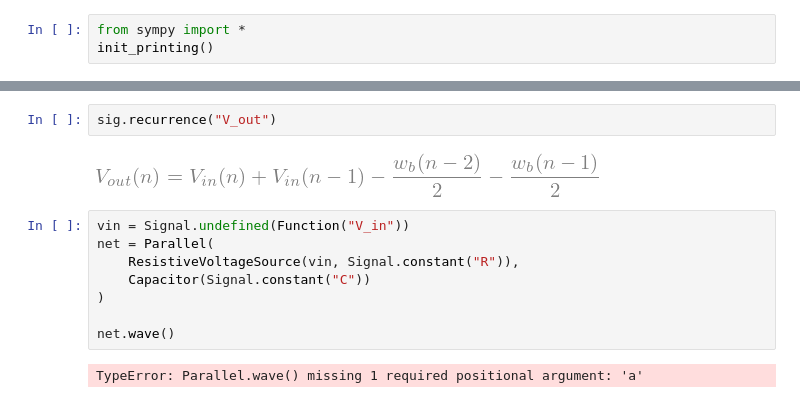
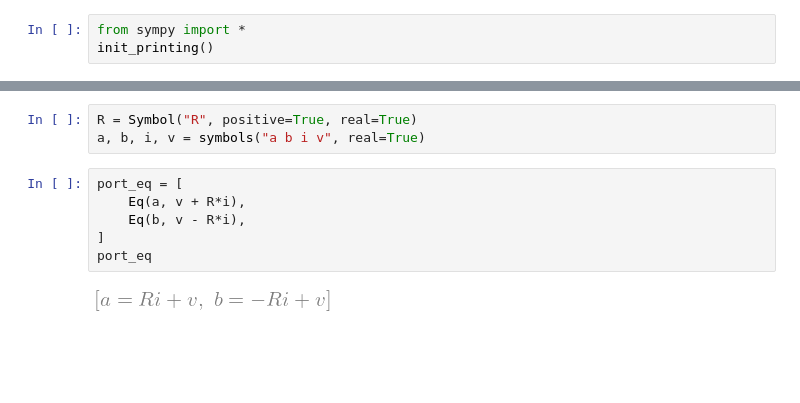
Before and after one commit to SolarLiner/valib, a Jupyter notebook: doc/wdf.ipynb, the cells around one changed output, grey strips where cells are left out. Saved outputs shown, nothing was run; the diff lists cells and outputs as text; blank space fills up the shorter version.

```diff
--- a/doc/wdf.ipynb
+++ b/doc/wdf.ipynb
@@ -316,14 +4,11 @@ sig.sequence("V_out")
-# %%
-sig.recurrence("V_out")
-# %% [output]
-[figure, removed]
-# %%
-vin = Signal.undefined(Function("V_in"))
-net = Parallel(
-    ResistiveVoltageSource(vin, Signal.constant("R")),
-    Capacitor(Signal.constant("C"))
-)
-
-net.wave()
-# %% [output]
-TypeError: Parallel.wave() missing 1 required positional argument: 'a'
+# %%
+R = Symbol("R", positive=True, real=True)
+a, b, i, v = symbols("a b i v", real=True)
+# %%
+port_eq = [
+    Eq(a, v + R*i),
+    Eq(b, v - R*i),
+]
+port_eq
+# %% [output]
+[figure, added]
```
Also changed, not shown: parts of 13 cells of this notebook, 11 other files.
